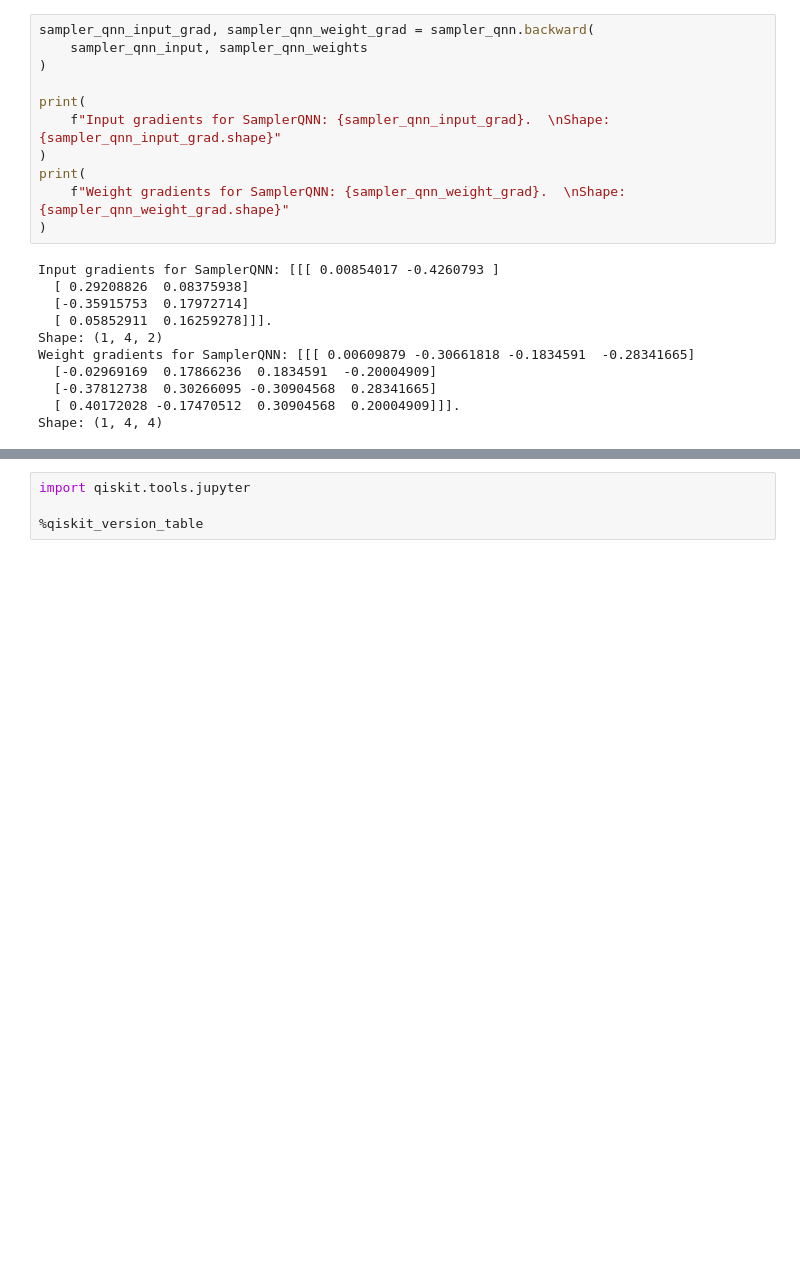
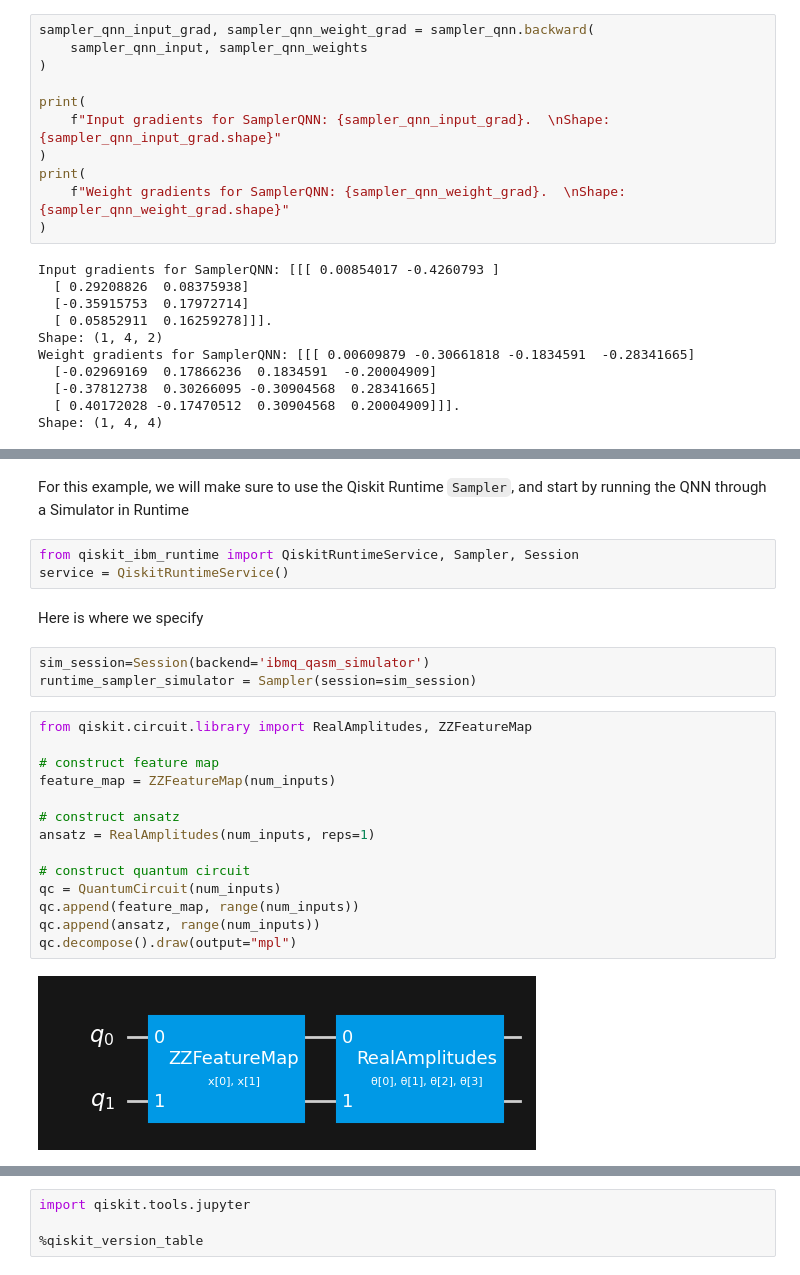
Before and after one commit to johannesgreiner/qiskit-machine-learning, a Jupyter notebook: docs/tutorials/01_neural_networks.ipynb, the cells around one changed output, grey strips where cells are left out. Saved outputs shown, nothing was run; the diff lists cells and outputs as text; blank space fills up the shorter version.

Commit message:
merge into notebook 01, earlier Runtime connection, update text

```diff
--- a/docs/tutorials/01_neural_networks.ipynb
+++ b/docs/tutorials/01_neural_networks.ipynb
@@ -309,0 +332,26 @@ Backward output for SamplerQNN2: (1, 2, 4)
+# %% [markdown]
+For this example, we will make sure to use the Qiskit Runtime `Sampler`, and start by running the QNN through a Simulator in Runtime
+# %%
+from qiskit_ibm_runtime import QiskitRuntimeService, Sampler, Session
+service = QiskitRuntimeService()
+# %% [markdown]
+Here is where we specify
+# %%
+sim_session=Session(backend='ibmq_qasm_simulator')
+runtime_sampler_simulator = Sampler(session=sim_session)
+# %%
+from qiskit.circuit.library import RealAmplitudes, ZZFeatureMap
+
+# construct feature map
+feature_map = ZZFeatureMap(num_inputs)
+
+# construct ansatz
+ansatz = RealAmplitudes(num_inputs, reps=1)
+
+# construct quantum circuit
+qc = QuantumCircuit(num_inputs)
+qc.append(feature_map, range(num_inputs))
+qc.append(ansatz, range(num_inputs))
+qc.decompose().draw(output="mpl")
+# %% [output]
+[figure, added]
```
Also changed, not shown: parts of 36 cells of this notebook.
